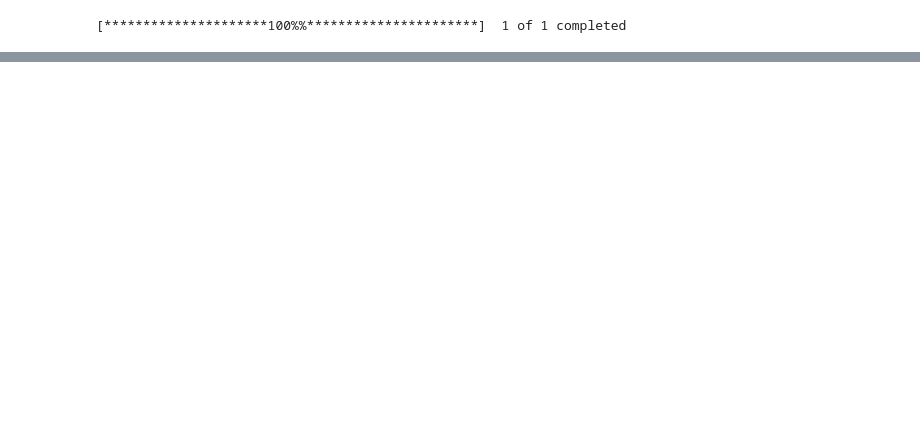
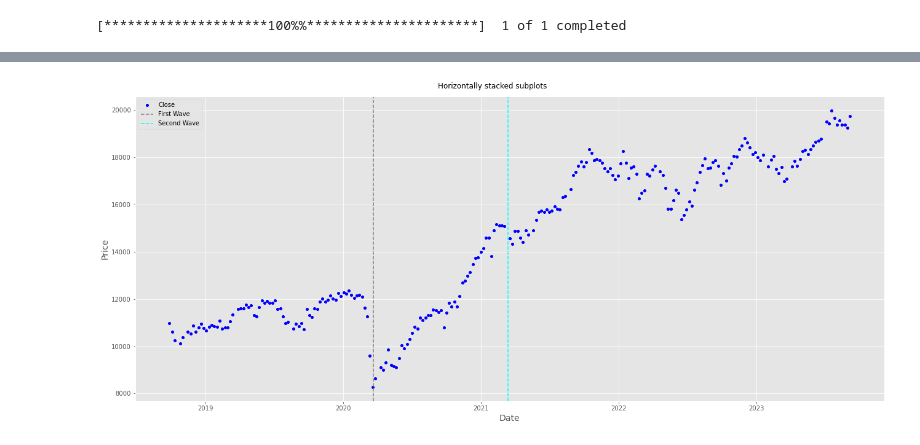
Before and after one commit to sarthakone105/ITC_stock_analysis, a Jupyter notebook: src/nifty50.ipynb, the cells around one changed output, grey strips where cells are left out. Cells and saved outputs as stored; diff of their text form; code cells hidden in the pictures; blank space fills up the shorter version.

```diff
--- a/src/nifty50.ipynb
+++ b/src/nifty50.ipynb
@@ -53,0 +48,23 @@ import matplotlib.pyplot as plt
+# %%
+import matplotlib.pyplot as plt
+plt.style.use("ggplot")
+
+fig, ax = plt.subplots(figsize=(18,8))
+fig.suptitle('Horizontally stacked subplots')
+ax.plot(df_thus.Date, df_thus.Close, "ob", label="Close", markersize=4)
+# ax.plot(df_thus.Date, df_thus.Open, "og")
+
+First_wave_start = pd.to_datetime("2020-03-21")
+Second_wave_start = pd.to_datetime("March 13, 2021")
+
+
+ax.axvline(First_wave_start, color='grey', linestyle='--', label='First Wave')
+ax.axvline(Second_wave_start, color='cyan', linestyle='--', label='Second Wave')
+plt.xlabel("Date", fontsize=14)
+plt.ylabel("Price", fontsize=14)
+plt.legend()
+plt.tight_layout()
+plt.savefig("../plots/nifty50_pandemic_analysis.png", dpi=400)
+plt.show()
+# %% [output]
+[figure, added]
```
Also changed, not shown: parts of 6 cells of this notebook, 1 other file.
